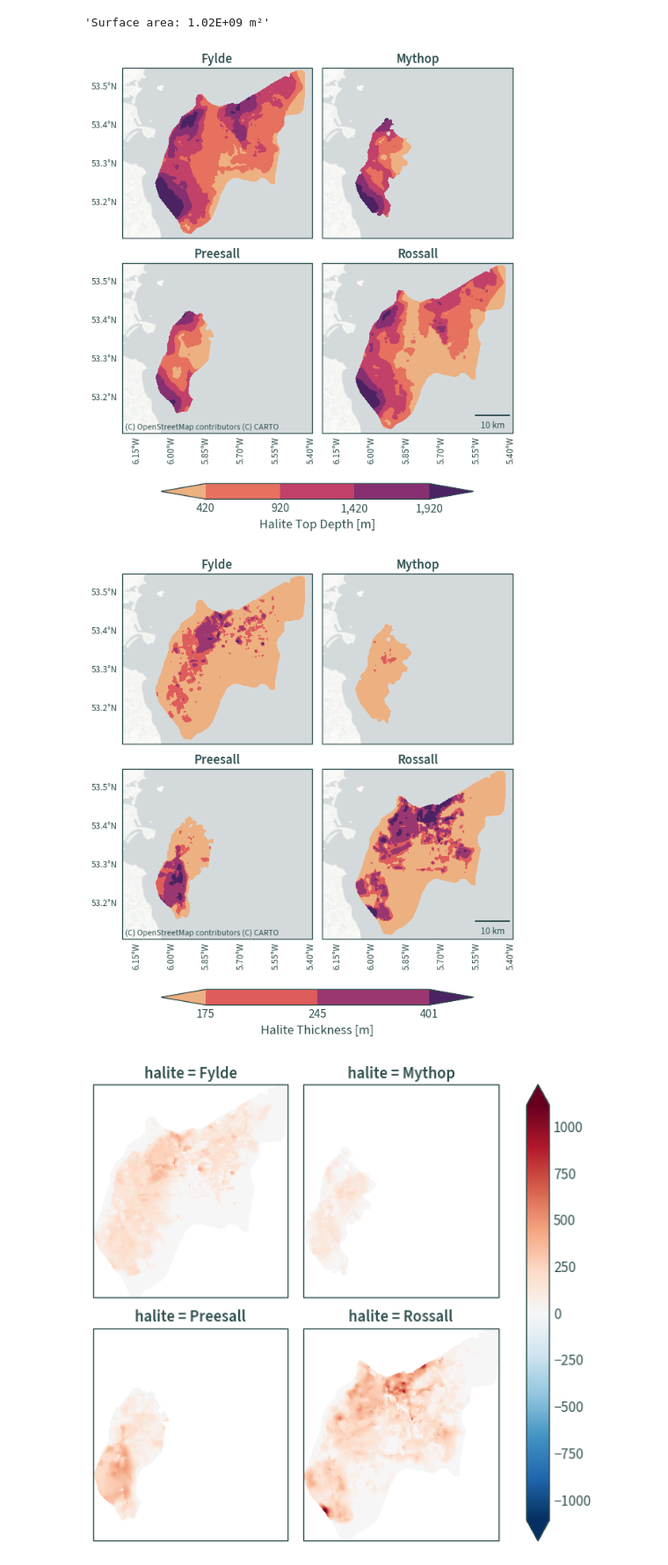
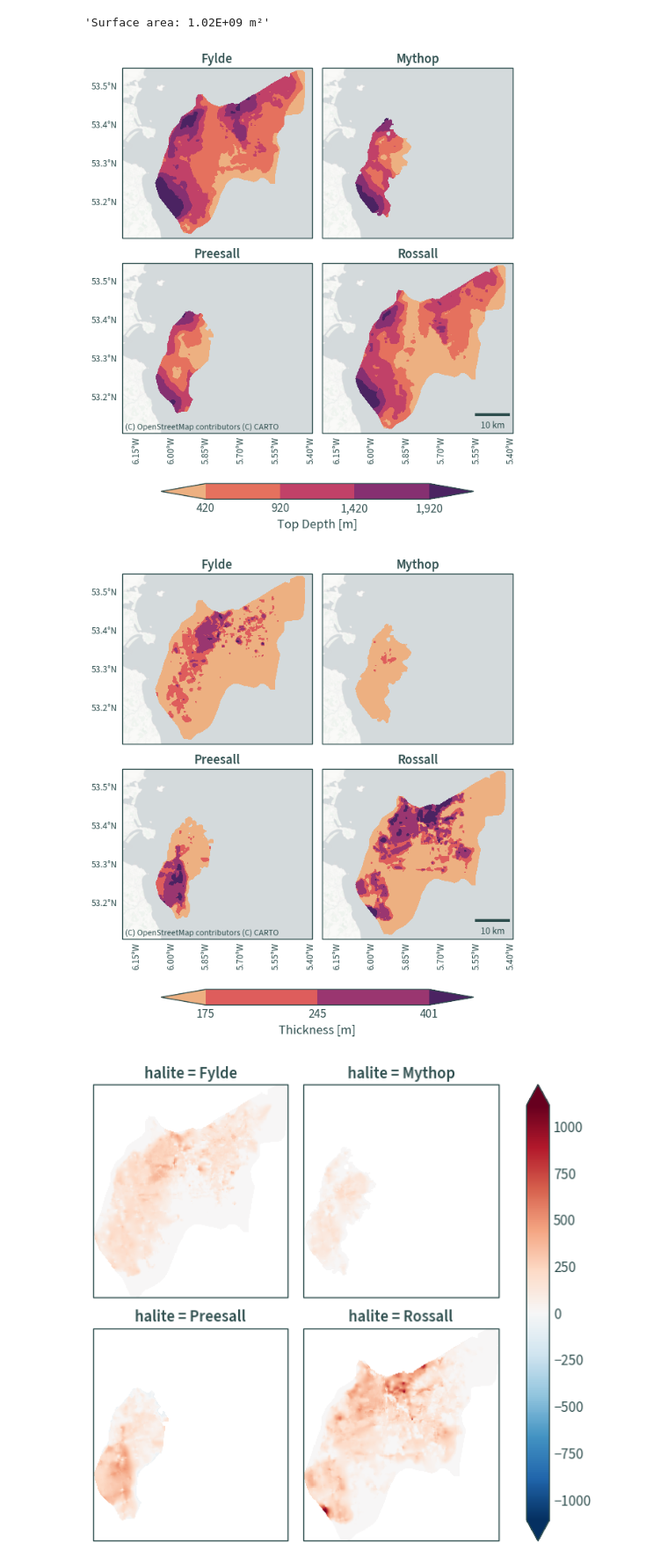
Before and after one commit to wind-to-hydrogen-toolkit/hydrogen-salt-storage, a Jupyter notebook: docs/notebooks/kish_basin_stats.ipynb, the cells around one changed output. Shown at 88% size. Drawn from its saved outputs; the diff is of its cells as text; code cells hidden in the pictures.

```diff
--- a/docs/notebooks/kish_basin_stats.ipynb
+++ b/docs/notebooks/kish_basin_stats.ipynb
@@ -262,6 +262,7 @@ def plot_facet_maps_distr(dat_xr, dat_extent, dat_crs, v, levels, label):
                     box_alpha=0,
                     location="lower right",
                     color="darkslategrey",
+                    width_fraction=0.015,
                 )
             )
         if n == 2:
@@ -273,14 +274,14 @@ def plot_facet_maps_distr(dat_xr, dat_extent, dat_crs, v, levels, label):
 # %%
 plot_facet_maps_distr(
     ds,
     extent,
     rd.CRS,
     "TopDepthSeabed",
     [500 - 80, 1000 - 80, 1500 - 80, 2000 - 80],
-    "Halite Top Depth [m]",
+    "Top Depth [m]",
 )
 # %% [output]
-[figure, old version]
+[figure, new version]
 # %%
 plot_facet_maps_distr(
     ds,
@@ -288,10 +289,10 @@ plot_facet_maps_distr(
     rd.CRS,
     "Thickness",
     [85 + 90, 155 + 90, 311 + 90],
-    "Halite Thickness [m]",
+    "Thickness [m]",
 )
 # %% [output]
-[figure, old version]
+[figure, new version]
 # %%
 # compare depths
 (ds["BaseDepth"] - ds["TopDepth"]).plot(
```
Also changed, not shown: 5 other files.
